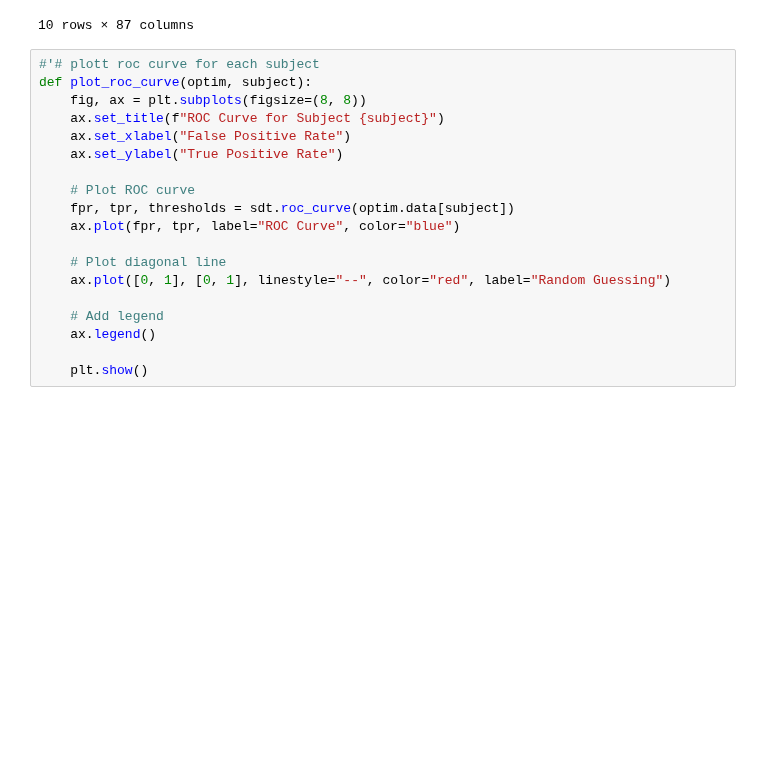
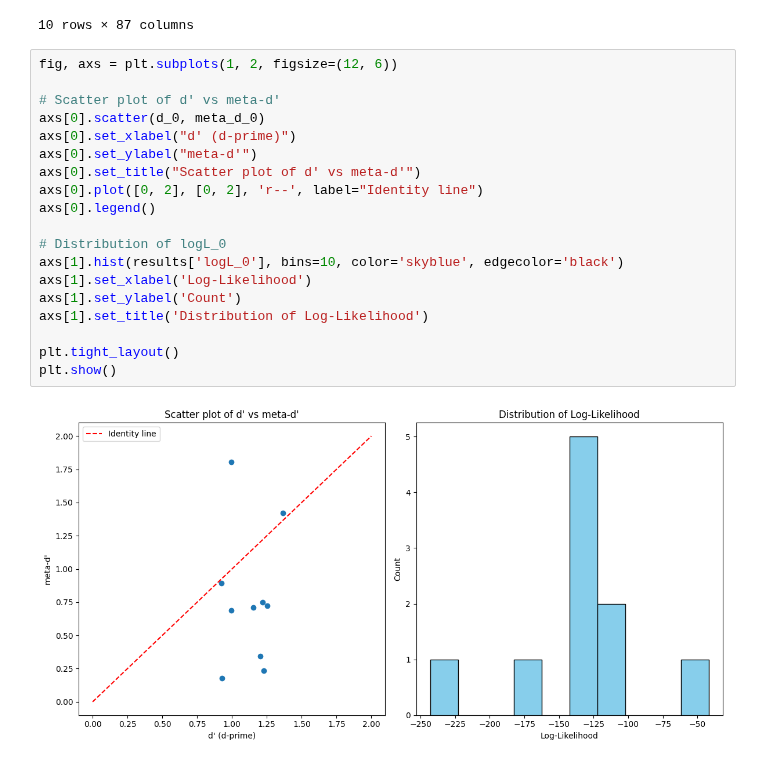
Before and after one commit to DevComPsy/cpm, a Jupyter notebook: docs/examples/example5.ipynb, the cells around one changed output. Saved outputs shown, nothing was run; the diff lists cells and outputs as text; blank space fills up the shorter version.

```diff
--- a/docs/examples/example5.ipynb
+++ b/docs/examples/example5.ipynb
@@ -85,22 +80,24 @@ optim.export()
 | 8 | 0.995201 | 1.805221 | 0.810020 | 1.813926 | 1 | -0.498091 | -1.596627 | -1.071526 | -0.738701 | ... |
 | 9 | 1.221030 | 0.749125 | -0.471905 | 0.613519 | 1 | 0.201418 | -1.100361 | -0.638683 | -0.210017 | ... |
 10 rows × 87 columns
-# %%
-#'# plott roc curve for each subject
-def plot_roc_curve(optim, subject):
-    fig, ax = plt.subplots(figsize=(8, 8))
-    ax.set_title(f"ROC Curve for Subject {subject}")
-    ax.set_xlabel("False Positive Rate")
-    ax.set_ylabel("True Positive Rate")
-
-    # Plot ROC curve
-    fpr, tpr, thresholds = sdt.roc_curve(optim.data[subject])
-    ax.plot(fpr, tpr, label="ROC Curve", color="blue")
-
-    # Plot diagonal line
-    ax.plot([0, 1], [0, 1], linestyle="--", color="red", label="Random Guessing")
-
-    # Add legend
-    ax.legend()
-
-    plt.show()
+# %%
+fig, axs = plt.subplots(1, 2, figsize=(12, 6))
+
+# Scatter plot of d' vs meta-d'
+axs[0].scatter(d_0, meta_d_0)
+axs[0].set_xlabel("d' (d-prime)")
+axs[0].set_ylabel("meta-d'")
+axs[0].set_title("Scatter plot of d' vs meta-d'")
+axs[0].plot([0, 2], [0, 2], 'r--', label="Identity line")
+axs[0].legend()
+
+# Distribution of logL_0
+axs[1].hist(results['logL_0'], bins=10, color='skyblue', edgecolor='black')
+axs[1].set_xlabel('Log-Likelihood')
+axs[1].set_ylabel('Count')
+axs[1].set_title('Distribution of Log-Likelihood')
+
+plt.tight_layout()
+plt.show()
+# %% [output]
+[figure, added]
```
Also changed, not shown: parts of 8 cells of this notebook.
